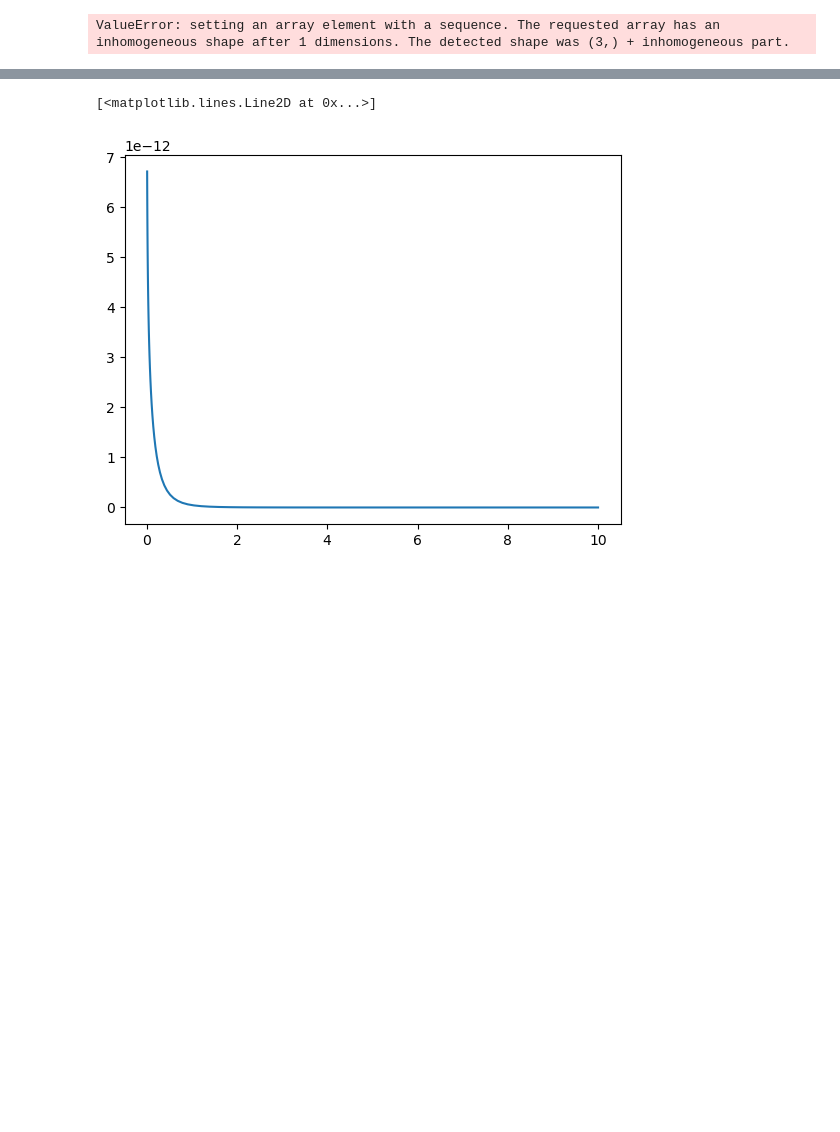
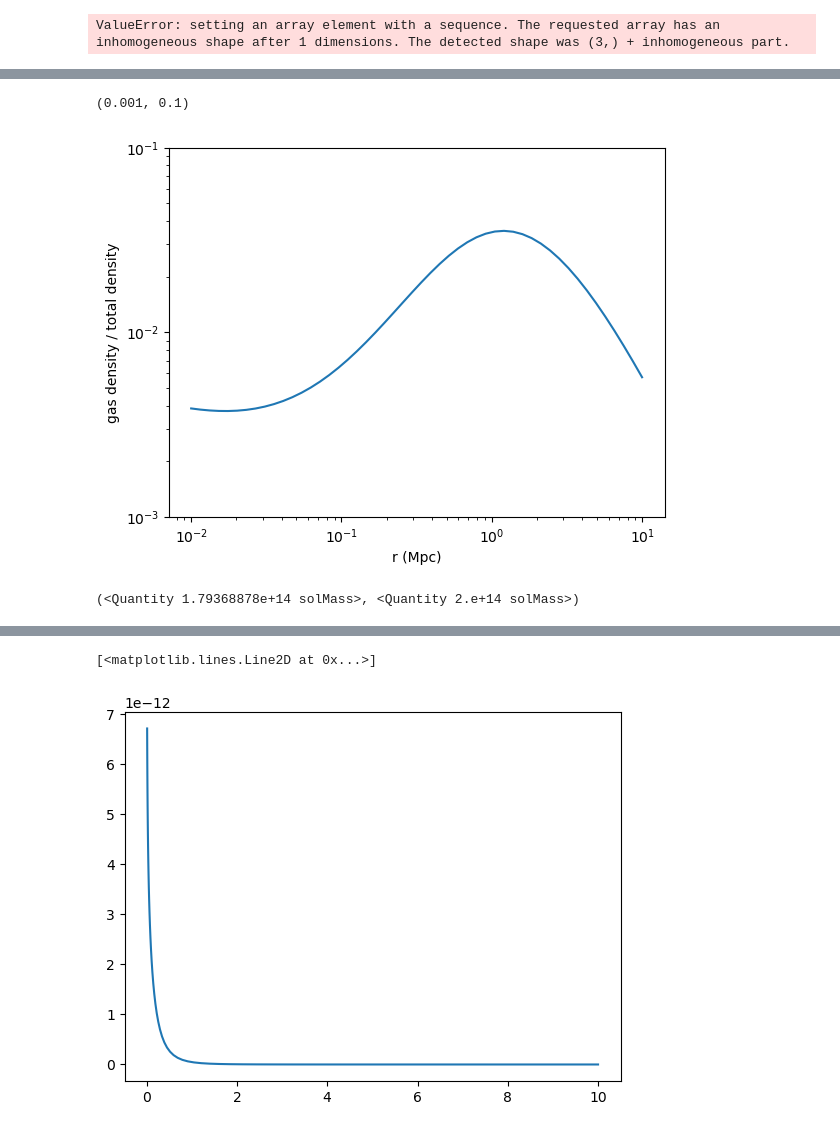
Before and after one commit to eleanorstuart/thermo-idm, a Jupyter notebook: Iqbal_AGN_heating.ipynb, the cells around one changed output, grey strips where cells are left out. Drawn from its saved outputs; the diff is of its cells as text; code cells hidden in the pictures; blank space fills up the shorter version.

```diff
--- a/Iqbal_AGN_heating.ipynb
+++ b/Iqbal_AGN_heating.ipynb
@@ -209,0 +227,12 @@ ValueError: setting an array element with a sequence. The requested array has an
+# %%
+plt.loglog(rs, iq.rho_g(rs, measurements)/iq.rho_nfw(rs, measurements))
+plt.xlabel('r (Mpc)')
+plt.ylabel('gas density / total density')
+plt.ylim(1e-3, 1e-1)
+# %% [output]
+(0.001, 0.1)
+[figure, added]
+# %%
+iq.M_enc(iq.virial_radius(measurements.M500/1.25, measurements.z), measurements), measurements.M500*1.25
+# %% [output]
+(<Quantity 1.79368878e+14 solMass>, <Quantity 2.e+14 solMass>)
```
Also changed, not shown: parts of 9 cells of this notebook, 8 other files.
